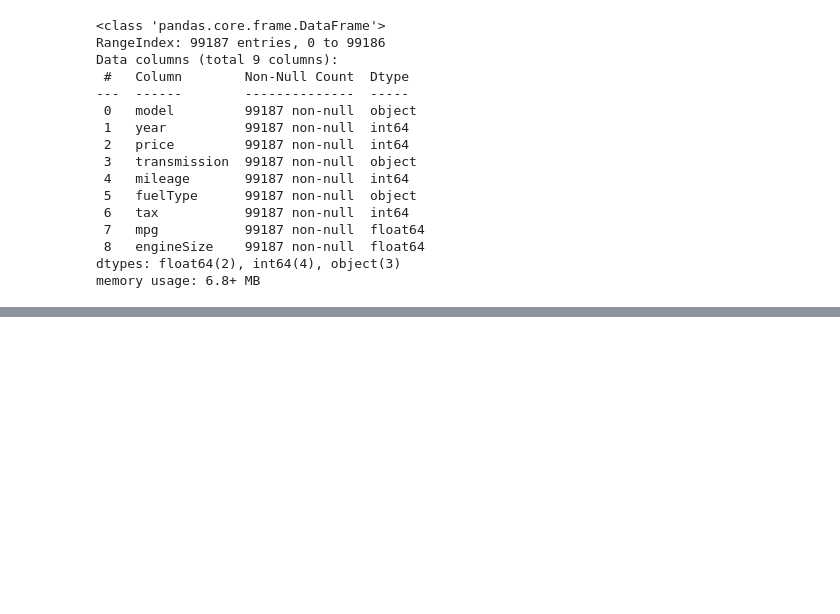
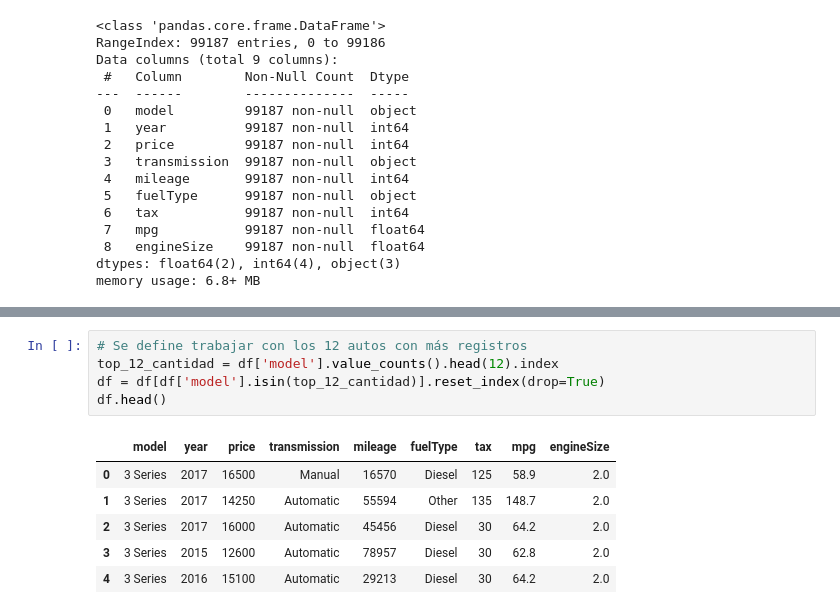
Before and after one commit to alexanderarm10/linear_regression, a Jupyter notebook: 12_most_expensive_cars_in_the_UK/notebooks/01_exploration_cars_uk.ipynb, the cells around one changed output, grey strips where cells are left out. Drawn from its saved outputs; the diff is of its cells as text; blank space fills up the shorter version.

```diff
--- a/12_most_expensive_cars_in_the_UK/notebooks/01_exploration_cars_uk.ipynb
+++ b/12_most_expensive_cars_in_the_UK/notebooks/01_exploration_cars_uk.ipynb
@@ -49,0 +76,12 @@ memory usage: 6.8+ MB
+# %%
+# Se define trabajar con los 12 autos con más registros
+top_12_cantidad = df['model'].value_counts().head(12).index
+df = df[df['model'].isin(top_12_cantidad)].reset_index(drop=True)
+df.head()
+# %% [output]
+|  | model | year | price | transmission | mileage | fuelType | tax | mpg | engineSize |
+| 0 | 3 Series | 2017 | 16500 | Manual | 16570 | Diesel | 125 | 58.9 | 2.0 |
+| 1 | 3 Series | 2017 | 14250 | Automatic | 55594 | Other | 135 | 148.7 | 2.0 |
+| 2 | 3 Series | 2017 | 16000 | Automatic | 45456 | Diesel | 30 | 64.2 | 2.0 |
+| 3 | 3 Series | 2015 | 12600 | Automatic | 78957 | Diesel | 30 | 62.8 | 2.0 |
+| 4 | 3 Series | 2016 | 15100 | Automatic | 29213 | Diesel | 30 | 64.2 | 2.0 |
```
Also changed, not shown: parts of 9 cells of this notebook, 1 other file.
